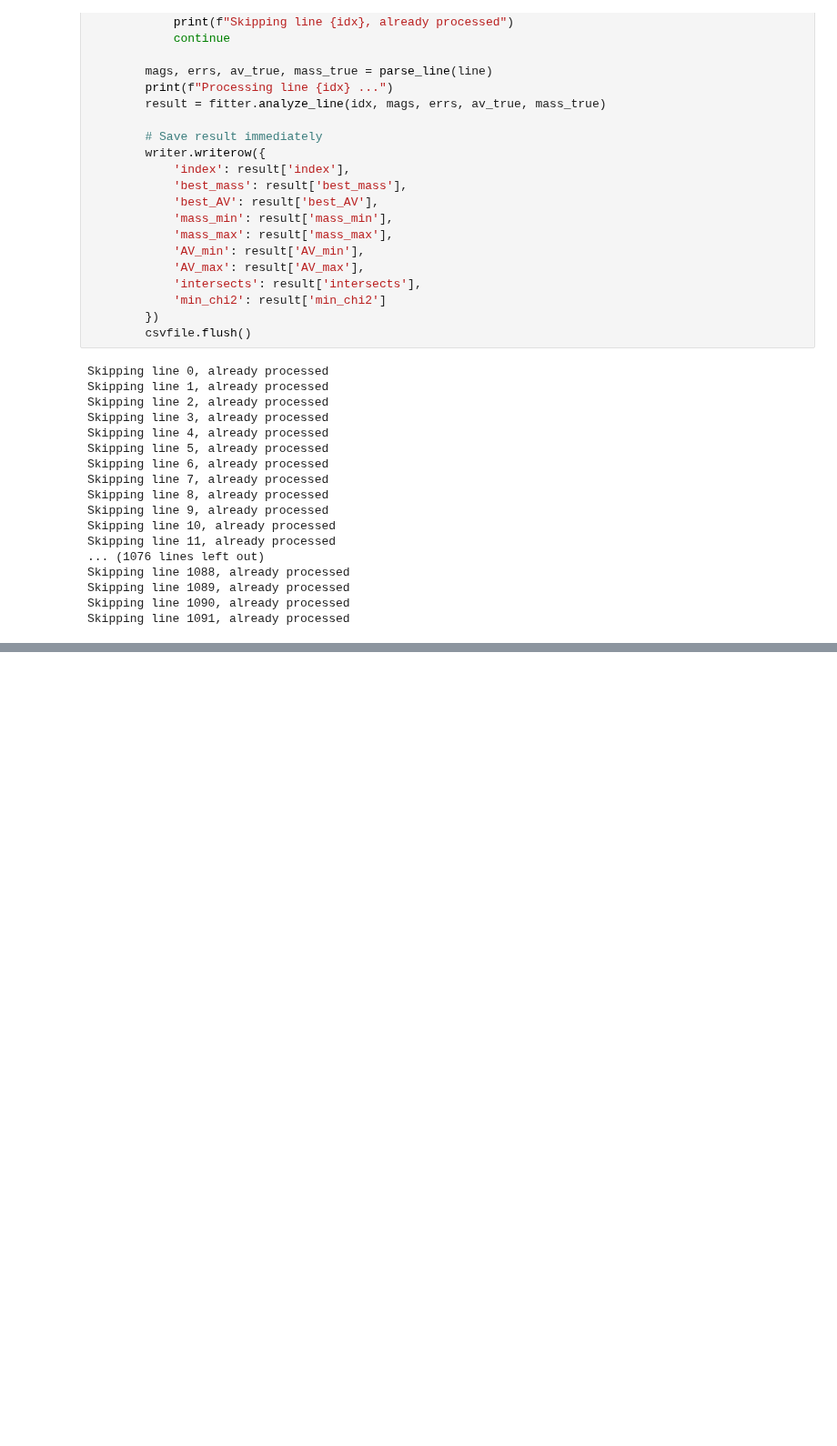
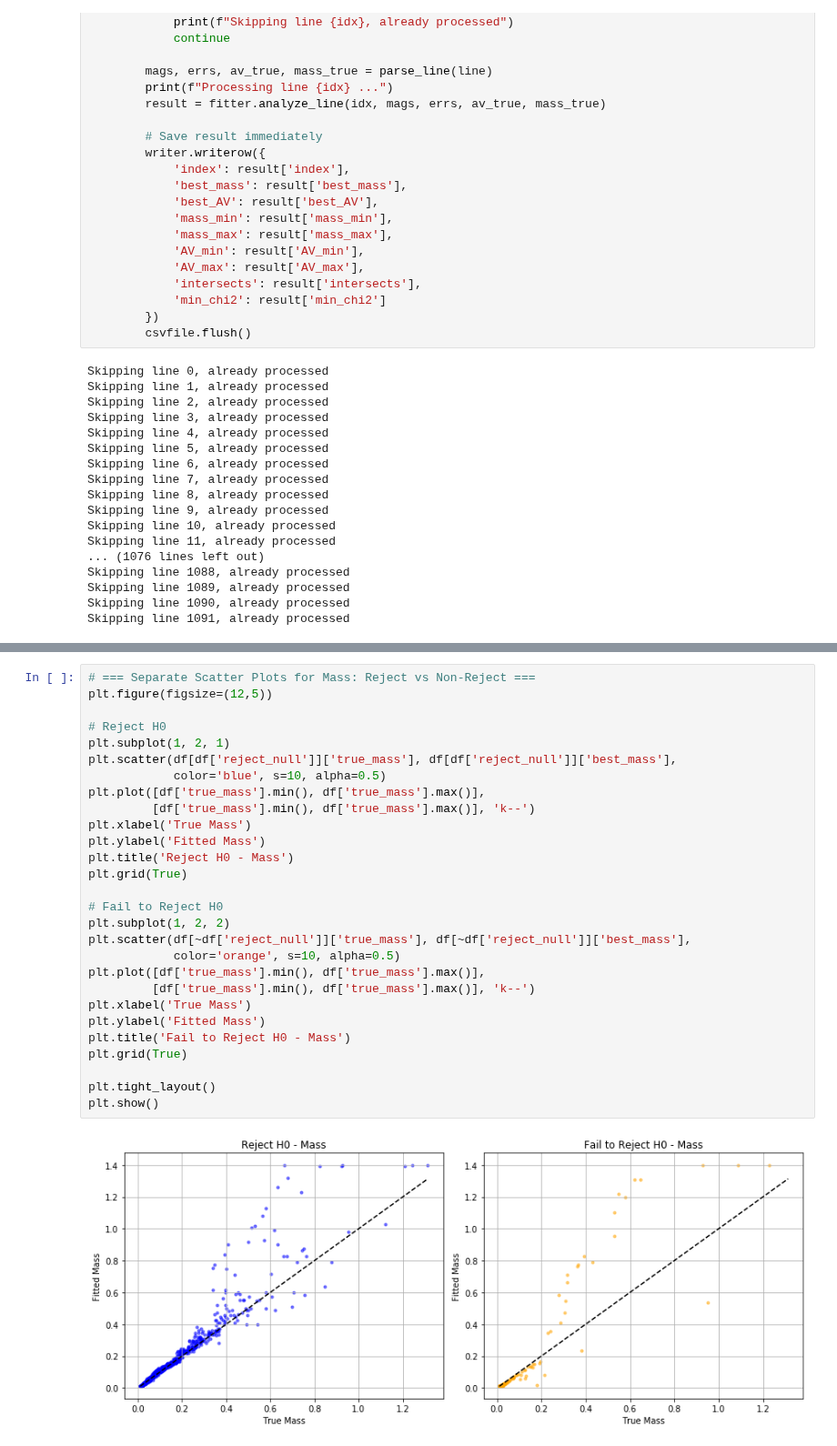
Before and after one commit to zangston/synthetic-cmd-dev, a Jupyter notebook: notebooks/2025/08-11_morten-chi-squared-cross-reference/iteration-2_full-file/chi-squared-analysis.ipynb, the cells around one changed output, grey strips where cells are left out. Shown at 91% size. Cells and saved outputs as stored; diff of their text form; blank space fills up the shorter version.

```diff
--- a/notebooks/2025/08-11_morten-chi-squared-cross-reference/iteration-2_full-file/chi-squared-analysis.ipynb
+++ b/notebooks/2025/08-11_morten-chi-squared-cross-reference/iteration-2_full-file/chi-squared-analysis.ipynb
@@ -179 +179,31 @@ Excluded 103 rows due to zero or negative ground truth mass/AV.
 [figure]
+# %%
+# === Separate Scatter Plots for Mass: Reject vs Non-Reject ===
+plt.figure(figsize=(12,5))
+
+# Reject H0
+plt.subplot(1, 2, 1)
+plt.scatter(df[df['reject_null']]['true_mass'], df[df['reject_null']]['best_mass'],
+            color='blue', s=10, alpha=0.5)
+plt.plot([df['true_mass'].min(), df['true_mass'].max()],
+         [df['true_mass'].min(), df['true_mass'].max()], 'k--')
+plt.xlabel('True Mass')
+plt.ylabel('Fitted Mass')
+plt.title('Reject H0 - Mass')
+plt.grid(True)
+
+# Fail to Reject H0
+plt.subplot(1, 2, 2)
+plt.scatter(df[~df['reject_null']]['true_mass'], df[~df['reject_null']]['best_mass'],
+            color='orange', s=10, alpha=0.5)
+plt.plot([df['true_mass'].min(), df['true_mass'].max()],
+         [df['true_mass'].min(), df['true_mass'].max()], 'k--')
+plt.xlabel('True Mass')
+plt.ylabel('Fitted Mass')
+plt.title('Fail to Reject H0 - Mass')
+plt.grid(True)
+
+plt.tight_layout()
+plt.show()
+# %% [output]
+[figure, added]
```
Also changed, not shown: parts of 1 cell of this notebook.
